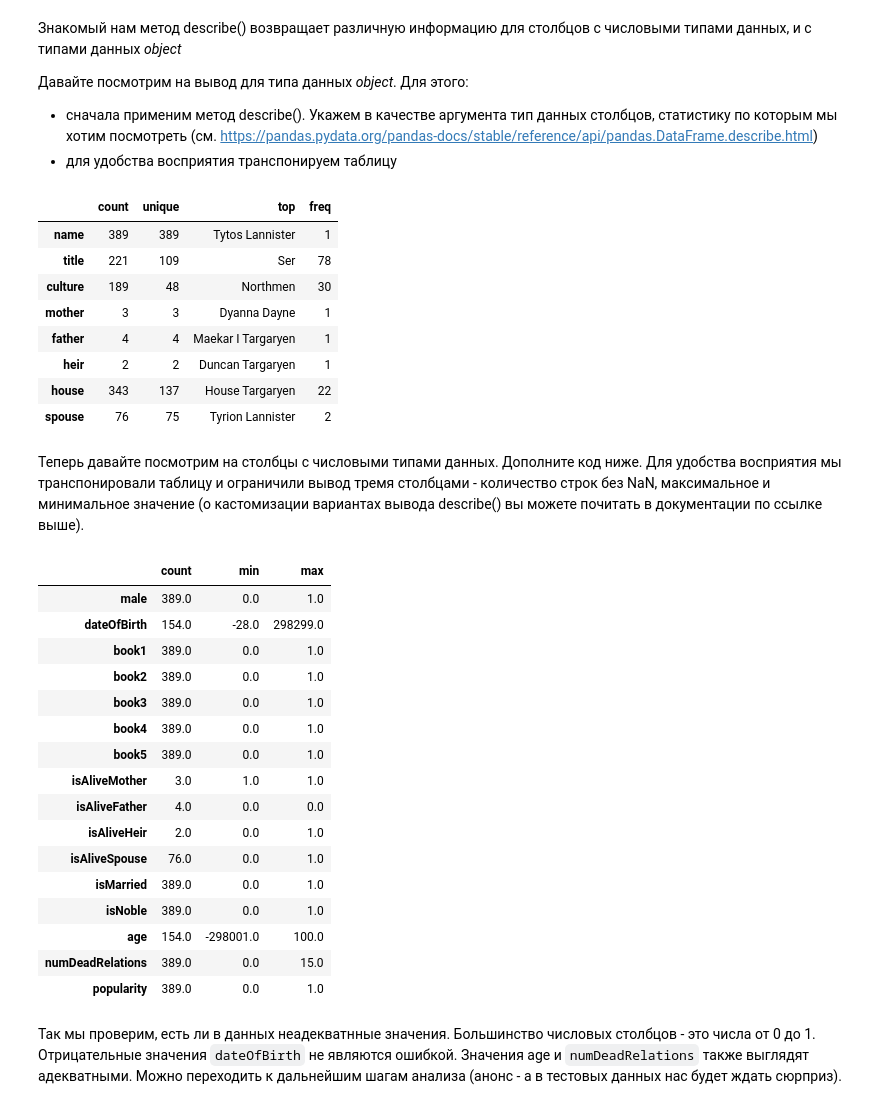
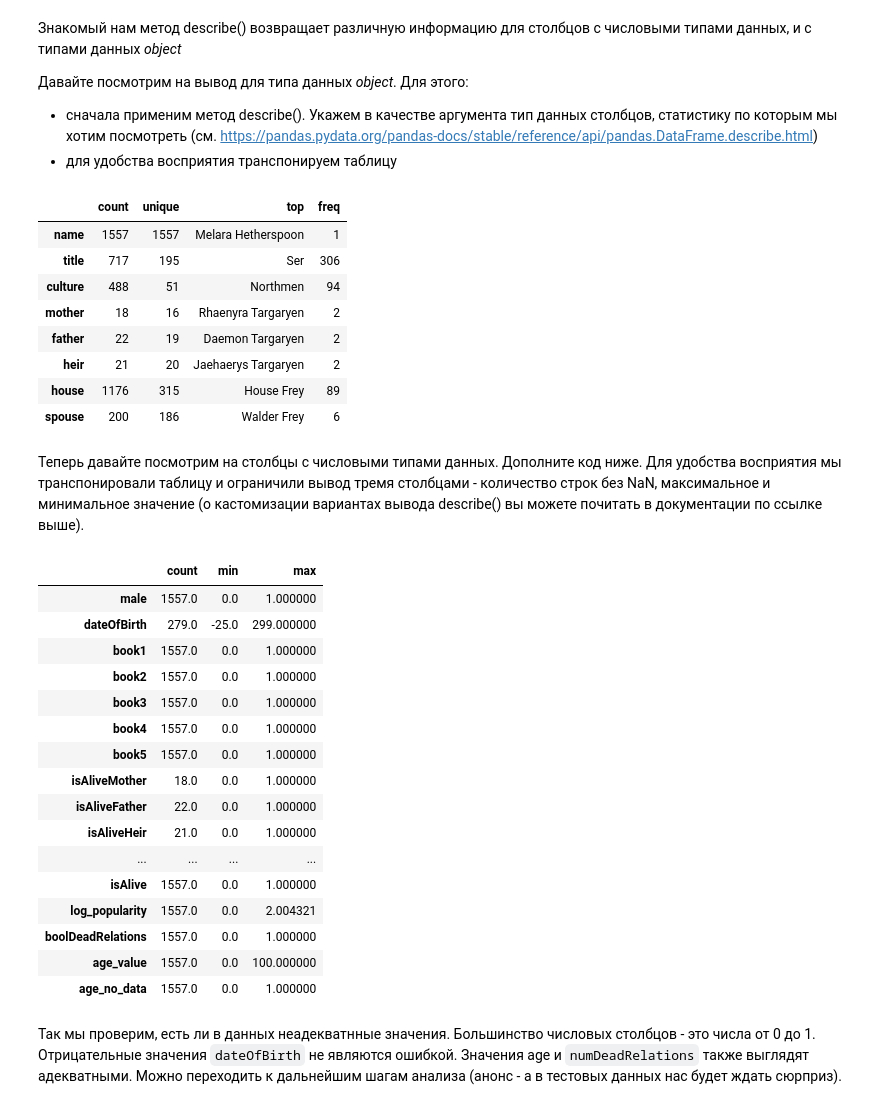
Before and after one commit to Barsanio/Yampolskiy_2, a Jupyter notebook: week_01_ml_intro/Homework/hw_1_game_of_thrones.ipynb, the cells around one changed output. Cells and saved outputs as stored; diff of their text form; code cells hidden in the pictures.

```diff
--- a/week_01_ml_intro/Homework/hw_1_game_of_thrones.ipynb
+++ b/week_01_ml_intro/Homework/hw_1_game_of_thrones.ipynb
@@ -105,7 +105,7 @@ import seaborn as sns
 # %% [markdown]
 **Задание 1.2.** Загрузите датасет в Pandas DataFrame при помощи функции `read_csv`. Вместо дефолтных наименований строк `0,1,...`, при помощи параметра `index_col`, сделайте значения колонки `S.No` наименованиями строк:
 # %%
-data = pd.read_csv('game_of_thrones_test.csv', index_col='S.No')
+data = pd.read_csv('game_of_thrones_train.csv', index_col='S.No')
 # %% [markdown]
 Посмотрите, какие типы данных представлены в нашем датасете
 # %% [markdown]
@@ -118,36 +118,37 @@ data = pd.read_csv('game_of_thrones_test.csv', index_col='S.No')
 data.describe(include = 'object').T
 # %% [output]
 |  | count | unique | top | freq |
-| name | 389 | 389 | Tytos Lannister | 1 |
-| title | 221 | 109 | Ser | 78 |
-| culture | 189 | 48 | Northmen | 30 |
-| mother | 3 | 3 | Dyanna Dayne | 1 |
-| father | 4 | 4 | Maekar I Targaryen | 1 |
-| heir | 2 | 2 | Duncan Targaryen | 1 |
-| house | 343 | 137 | House Targaryen | 22 |
-| spouse | 76 | 75 | Tyrion Lannister | 2 |
+| name | 1557 | 1557 | Melara Hetherspoon | 1 |
+| title | 717 | 195 | Ser | 306 |
+| culture | 488 | 51 | Northmen | 94 |
+| mother | 18 | 16 | Rhaenyra Targaryen | 2 |
+| father | 22 | 19 | Daemon Targaryen | 2 |
+| heir | 21 | 20 | Jaehaerys Targaryen | 2 |
+| house | 1176 | 315 | House Frey | 89 |
+| spouse | 200 | 186 | Walder Frey | 6 |
 # %% [markdown]
 Теперь давайте посмотрим на столбцы с числовыми типами данных. Дополните код ниже. Для удобства восприятия мы транспонировали таблицу и ограничили вывод тремя столбцами - количество строк без NaN, максимальное и минимальное значение (о кастомизации вариантах вывода describe() вы можете почитать в документации по ссылке выше).
 # %%
-data.describe(include = ['int64', 'float64']).T[['count', 'min', 'max']]
+# Альтернативный вариант с использованием 'number'
+data.describe(include = 'number').T[['count', 'min', 'max']]
 # %% [output]
 |  | count | min | max |
-| male | 389.0 | 0.0 | 1.0 |
-| dateOfBirth | 154.0 | -28.0 | 298299.0 |
-| book1 | 389.0 | 0.0 | 1.0 |
-| book2 | 389.0 | 0.0 | 1.0 |
-| book3 | 389.0 | 0.0 | 1.0 |
-| book4 | 389.0 | 0.0 | 1.0 |
-| book5 | 389.0 | 0.0 | 1.0 |
-| isAliveMother | 3.0 | 1.0 | 1.0 |
-| isAliveFather | 4.0 | 0.0 | 0.0 |
-| isAliveHeir | 2.0 | 0.0 | 1.0 |
-| isAliveSpouse | 76.0 | 0.0 | 1.0 |
-| isMarried | 389.0 | 0.0 | 1.0 |
-| isNoble | 389.0 | 0.0 | 1.0 |
-| age | 154.0 | -298001.0 | 100.0 |
-| numDeadRelations | 389.0 | 0.0 | 15.0 |
-| popularity | 389.0 | 0.0 | 1.0 |
+| male | 1557.0 | 0.0 | 1.000000 |
+| dateOfBirth | 279.0 | -25.0 | 299.000000 |
+| book1 | 1557.0 | 0.0 | 1.000000 |
+| book2 | 1557.0 | 0.0 | 1.000000 |
+| book3 | 1557.0 | 0.0 | 1.000000 |
+| book4 | 1557.0 | 0.0 | 1.000000 |
+| book5 | 1557.0 | 0.0 | 1.000000 |
+| isAliveMother | 18.0 | 0.0 | 1.000000 |
+| isAliveFather | 22.0 | 0.0 | 1.000000 |
+| isAliveHeir | 21.0 | 0.0 | 1.000000 |
+| ... | ... | ... | ... |
+| isAlive | 1557.0 | 0.0 | 1.000000 |
+| log_popularity | 1557.0 | 0.0 | 2.004321 |
+| boolDeadRelations | 1557.0 | 0.0 | 1.000000 |
+| age_value | 1557.0 | 0.0 | 100.000000 |
+| age_no_data | 1557.0 | 0.0 | 1.000000 |
 # %% [markdown]
 Так мы проверим, есть ли в данных неадекватнные значения.   Большинство числовых столбцов - это числа от 0 до 1. Отрицательные значения `dateOfBirth` не являются ошибкой. Значения age и `numDeadRelations` также выглядят адекватными. Можно переходить к дальнейшим шагам анализа (анонс - а в тестовых данных нас будет ждать сюрприз).
 # %% [markdown]
```
Also changed, not shown: parts of 24 cells of this notebook.
